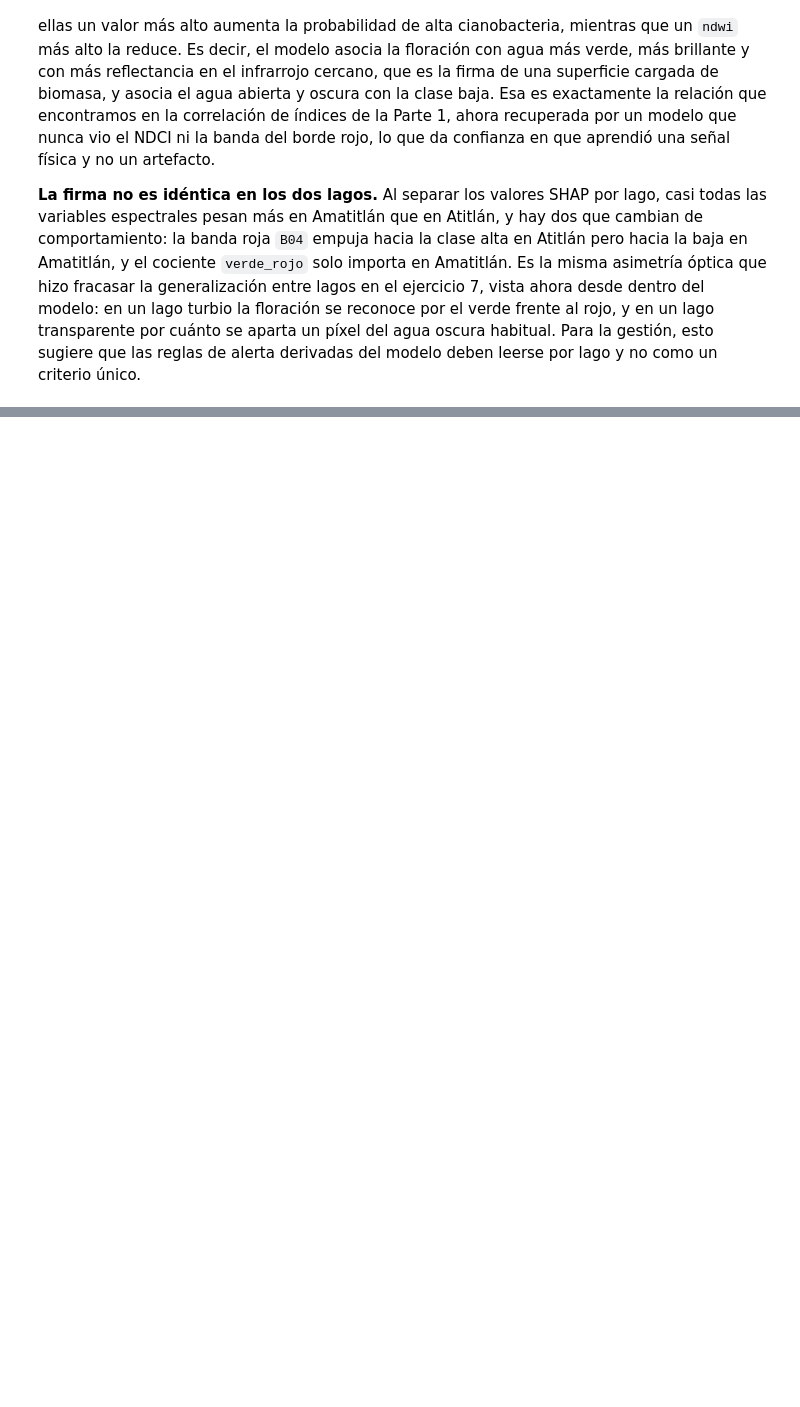
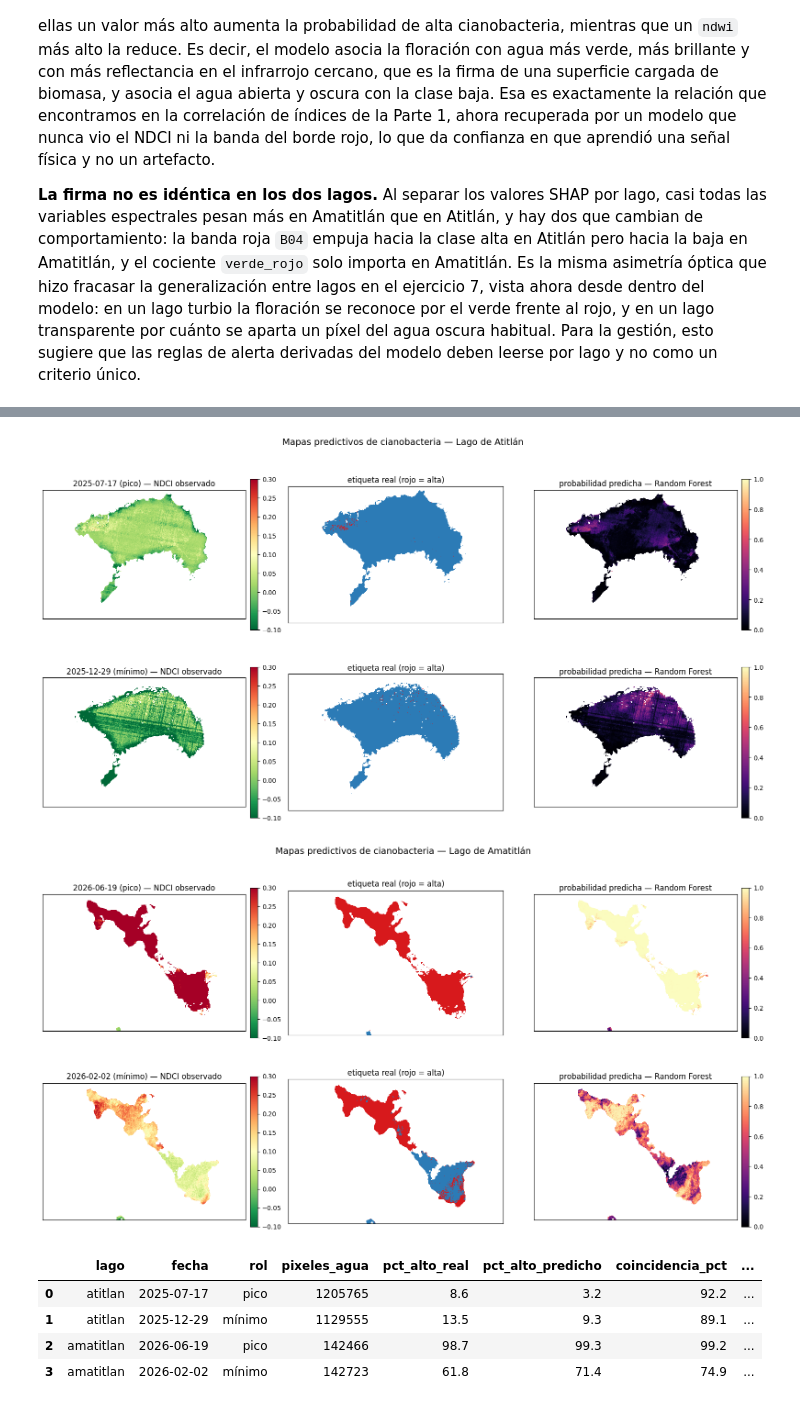
Before and after one commit to FerAHMz/lab4-ds, a Jupyter notebook: notebooks/lab4_parte2.ipynb, the cells around one changed output, grey strips where cells are left out. Drawn from its saved outputs; the diff is of its cells as text; code cells hidden in the pictures; blank space fills up the shorter version.

Commit message:
Parte 2 Ejercicio 9: mapas predictivos de probabilidad de cianobacteria por lago

```diff
--- a/notebooks/lab4_parte2.ipynb
+++ b/notebooks/lab4_parte2.ipynb
@@ -1534,0 +1604,55 @@ del modelo deben leerse por lago y no como un criterio único.
+# %%
+from matplotlib.colors import ListedColormap
+
+mejor_nombre = metricas["roc_auc"].idxmax()
+mejor = modelos[mejor_nombre]
+predicciones = {}
+resumen_mapas = []
+
+for clave, lago in LAGOS.items():
+    fechas = fechas_mapa[clave]
+    fig, axes = plt.subplots(len(fechas), 3, figsize=(16, 4.6 * len(fechas)))
+    for fila, fecha in enumerate(fechas):
+        prob, etiqueta, ndci_mapa, proc = predecir_escena(clave, fecha, mejor)
+        predicciones[(clave, fecha)] = (prob, etiqueta, proc)
+        rol = "pico" if fila == 0 else "mínimo"
+
+        im0 = axes[fila, 0].imshow(ndci_mapa, cmap="RdYlGn_r", vmin=-0.1, vmax=0.3)
+        axes[fila, 0].set_title(f"{fecha} ({rol}) — NDCI observado")
+        fig.colorbar(im0, ax=axes[fila, 0], fraction=0.035, pad=0.02)
+
+        im1 = axes[fila, 1].imshow(etiqueta, cmap=ListedColormap(["#2c7bb6", "#d7191c"]), vmin=0, vmax=1)
+        axes[fila, 1].set_title("etiqueta real (rojo = alta)")
+
+        im2 = axes[fila, 2].imshow(prob, cmap="magma", vmin=0, vmax=1)
+        axes[fila, 2].set_title(f"probabilidad predicha — {mejor_nombre}")
+        fig.colorbar(im2, ax=axes[fila, 2], fraction=0.035, pad=0.02)
+
+        for ax in axes[fila]:
+            ax.set_xticks([]); ax.set_yticks([])
+
+        agua = np.isfinite(prob)
+        pred_bin = prob[agua] > 0.5
+        real_bin = etiqueta[agua] > 0.5
+        resumen_mapas.append({
+            "lago": clave, "fecha": fecha, "rol": rol,
+            "pixeles_agua": int(agua.sum()),
+            "pct_alto_real": round(100 * real_bin.mean(), 1),
+            "pct_alto_predicho": round(100 * pred_bin.mean(), 1),
+            "coincidencia_pct": round(100 * (pred_bin == real_bin).mean(), 1),
+            "auc_escena": round(roc_auc_score(real_bin, prob[agua]), 3) if 0 < real_bin.mean() < 1 else np.nan,
+        })
+    fig.suptitle(f"Mapas predictivos de cianobacteria — {lago['nombre']}", fontsize=14)
+    fig.tight_layout()
+    fig.savefig(MAPAS_DIR / f"prediccion_{clave}.png", dpi=120, bbox_inches="tight")
+    plt.show()
+
+pd.DataFrame(resumen_mapas)
+# %% [output]
+[figure, added]
+[figure, added]
+|  | lago | fecha | rol | pixeles_agua | pct_alto_real | pct_alto_predicho | coincidencia_pct | ... |
+| 0 | atitlan | 2025-07-17 | pico | 1205765 | 8.6 | 3.2 | 92.2 | ... |
+| 1 | atitlan | 2025-12-29 | mínimo | 1129555 | 13.5 | 9.3 | 89.1 | ... |
+| 2 | amatitlan | 2026-06-19 | pico | 142466 | 98.7 | 99.3 | 99.2 | ... |
+| 3 | amatitlan | 2026-02-02 | mínimo | 142723 | 61.8 | 71.4 | 74.9 | ... |
```
Also changed, not shown: parts of 6 cells of this notebook.
